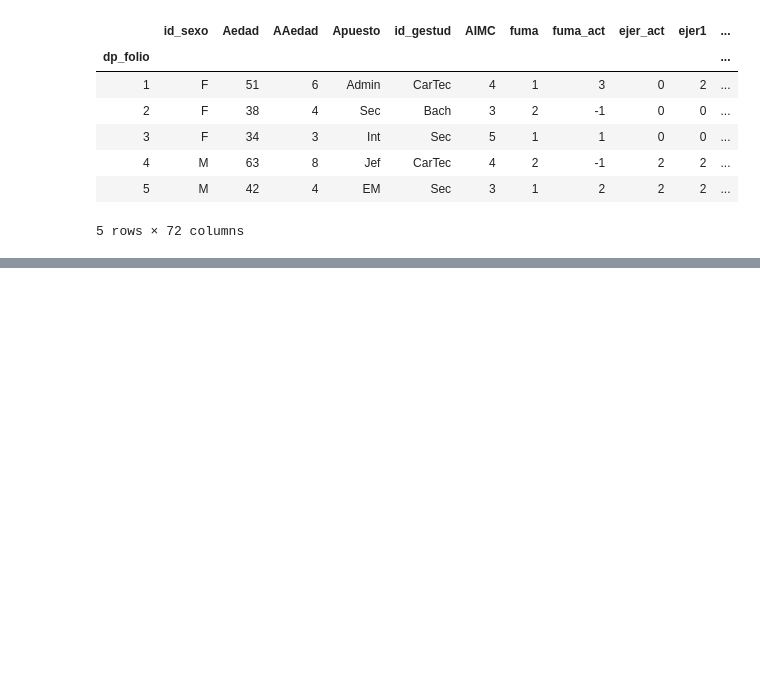
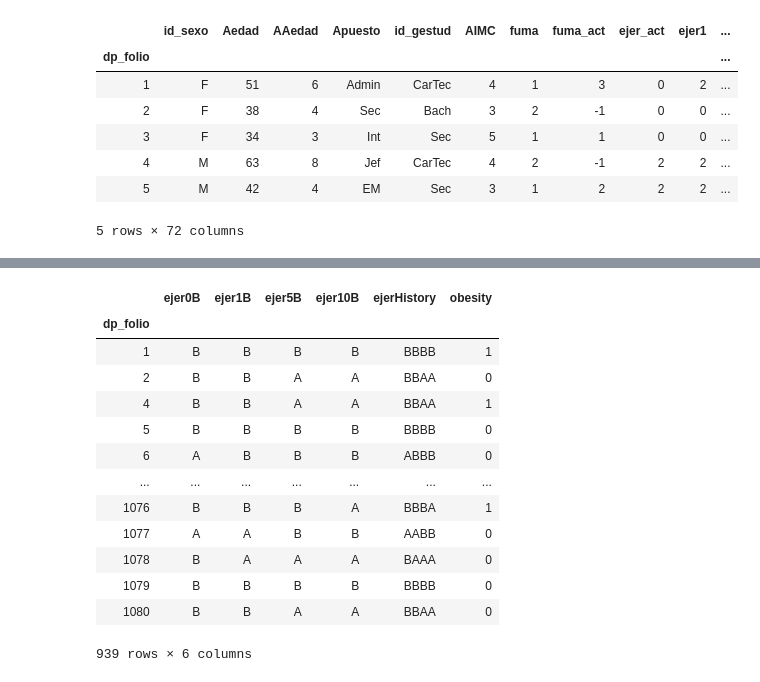
Before and after one commit to vicalbiter/histories, a Jupyter notebook: Imported Scripts.ipynb, the cells around one changed output, grey strips where cells are left out. Drawn from its saved outputs; the diff is of its cells as text; code cells hidden in the pictures; blank space fills up the shorter version.

```diff
--- a/Imported Scripts.ipynb
+++ b/Imported Scripts.ipynb
@@ -38,5 +39,5 @@ ndata = pm.clusterize_discrete("condi10", condi, "condi10B", ndata)
 ndata = pm.clusterize_discrete("condi20", condi, "condi20B", ndata)
 ndata = pm.clusterize_discrete("condi30", condi, "condi30B", ndata)
 
-ndata = pm.group_list_of_variables(["ejer0B", "ejer1B", "ejer5B", "ejer10B", "ejer20B", "ejer30B"], "ejerHistory", ndata)
+ndata = pm.group_list_of_variables(["ejer0B", "ejer1B", "ejer5B", "ejer10B"], "ejerHistory", ndata)
 ndata = pm.group_list_of_variables(["condi0B", "condi1B", "condi5B", "condi10B", "condi20B", "condi30B"], "condiHistory", ndata)
@@ -59,0 +57,18 @@ ndata
+# %%
+rdata = sdata[(ndata.ejer20B != "N") & (ndata.ejer10B != "N") & (ndata.ejer5B != "N") & (ndata.ejer1B != "N") & (ndata.ejer0B != "N")]
+rdata
+# %% [output]
+|  | ejer0B | ejer1B | ejer5B | ejer10B | ejerHistory | obesity |
+| dp_folio |  |  |  |  |  |  |
+| 1 | B | B | B | B | BBBB | 1 |
+| 2 | B | B | A | A | BBAA | 0 |
+| 4 | B | B | A | A | BBAA | 1 |
+| 5 | B | B | B | B | BBBB | 0 |
+| 6 | A | B | B | B | ABBB | 0 |
+| ... | ... | ... | ... | ... | ... | ... |
+| 1076 | B | B | B | A | BBBA | 1 |
+| 1077 | A | A | B | B | AABB | 0 |
+| 1078 | B | A | A | A | BAAA | 0 |
+| 1079 | B | B | B | B | BBBB | 0 |
+| 1080 | B | B | A | A | BBAA | 0 |
+939 rows × 6 columns
```
Also changed, not shown: parts of 12 cells of this notebook, 2 other files.
